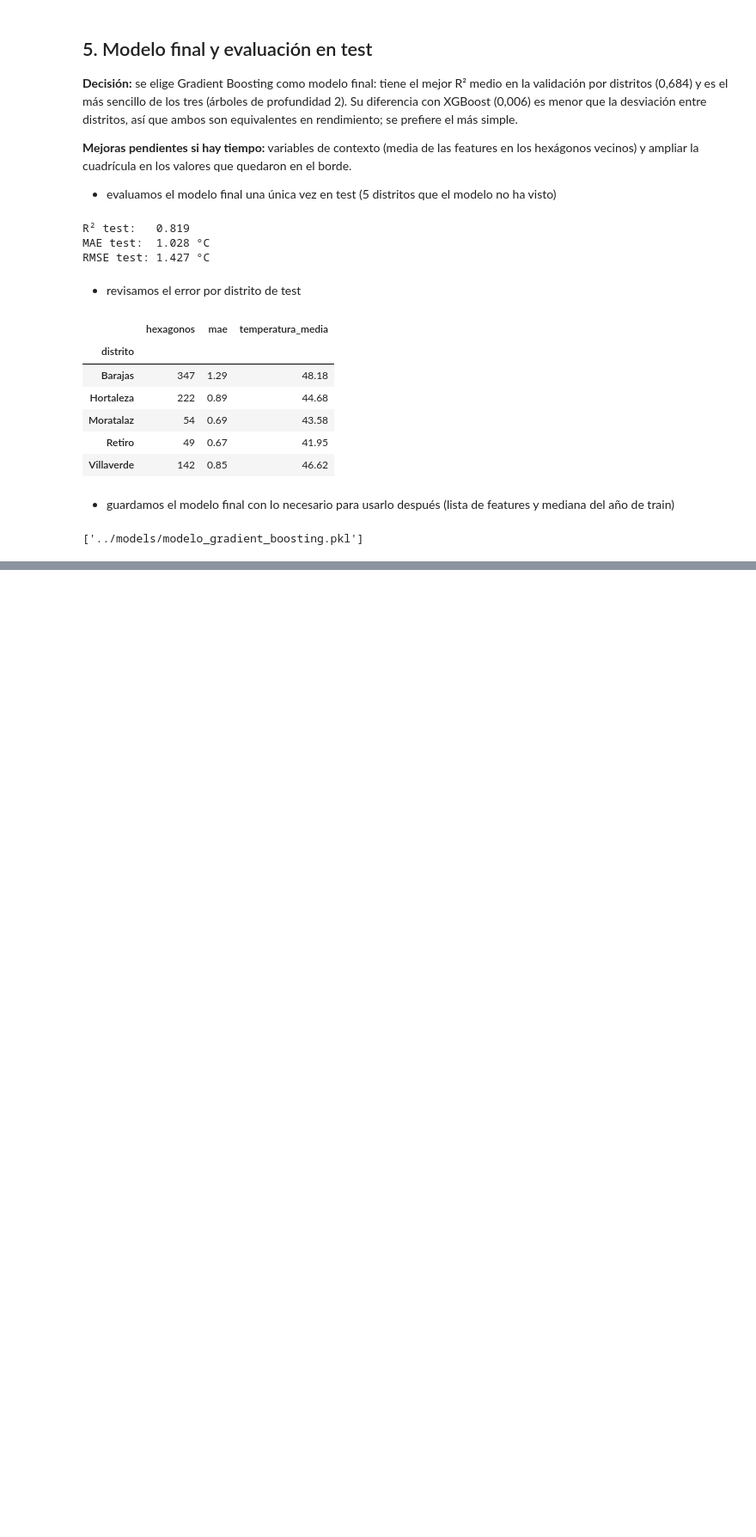
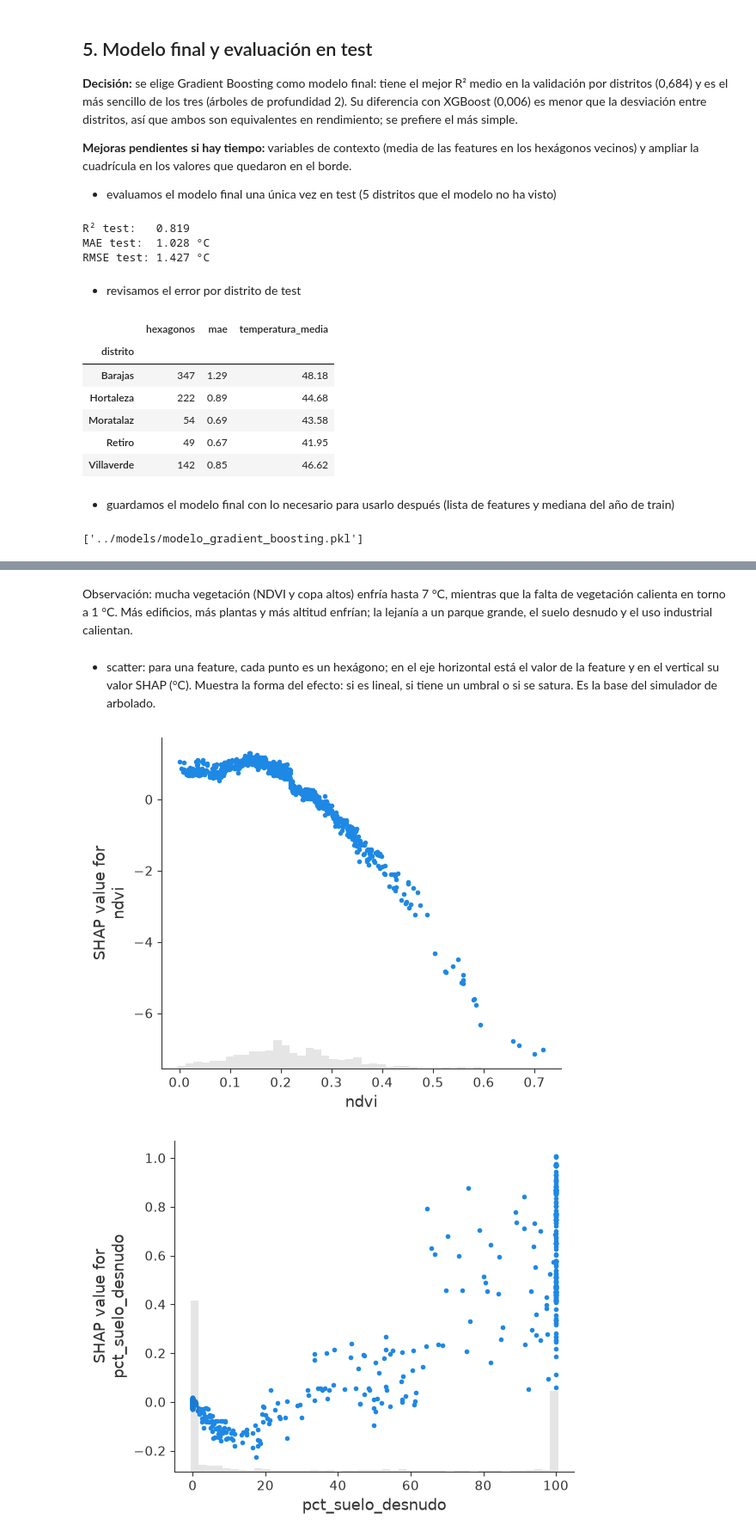
Before and after one commit to Juancarlosdelmarlostanau/calor-mayores-madrid, a Jupyter notebook: notebooks/modelo.ipynb, the cells around one changed output, grey strips where cells are left out. Shown at 86% size. Cells and saved outputs as stored; diff of their text form; code cells hidden in the pictures; blank space fills up the shorter version.

```diff
--- a/notebooks/modelo.ipynb
+++ b/notebooks/modelo.ipynb
@@ -439,0 +490,10 @@ joblib.dump(paquete_modelo, "../models/modelo_gradient_boosting.pkl")
+# %% [markdown]
+Observación: mucha vegetación (NDVI y copa altos) enfría hasta 7 °C, mientras que la falta de vegetación calienta en torno a 1 °C. Más edificios, más plantas y más altitud enfrían; la lejanía a un parque grande, el suelo desnudo y el uso industrial calientan.
+# %% [markdown]
+- scatter: para una feature, cada punto es un hexágono; en el eje horizontal está el valor de la feature y en el vertical su valor SHAP (°C). Muestra la forma del efecto: si es lineal, si tiene un umbral o si se satura. Es la base del simulador de arbolado.
+# %%
+for feature in ["ndvi", "pct_suelo_desnudo", "altura_arboles", "plantas_media"]:
+    shap.plots.scatter(valores_shap[:, feature])
+# %% [output]
+[figure, added]
+[figure, added]
```
Also changed, not shown: parts of 19 cells of this notebook.
